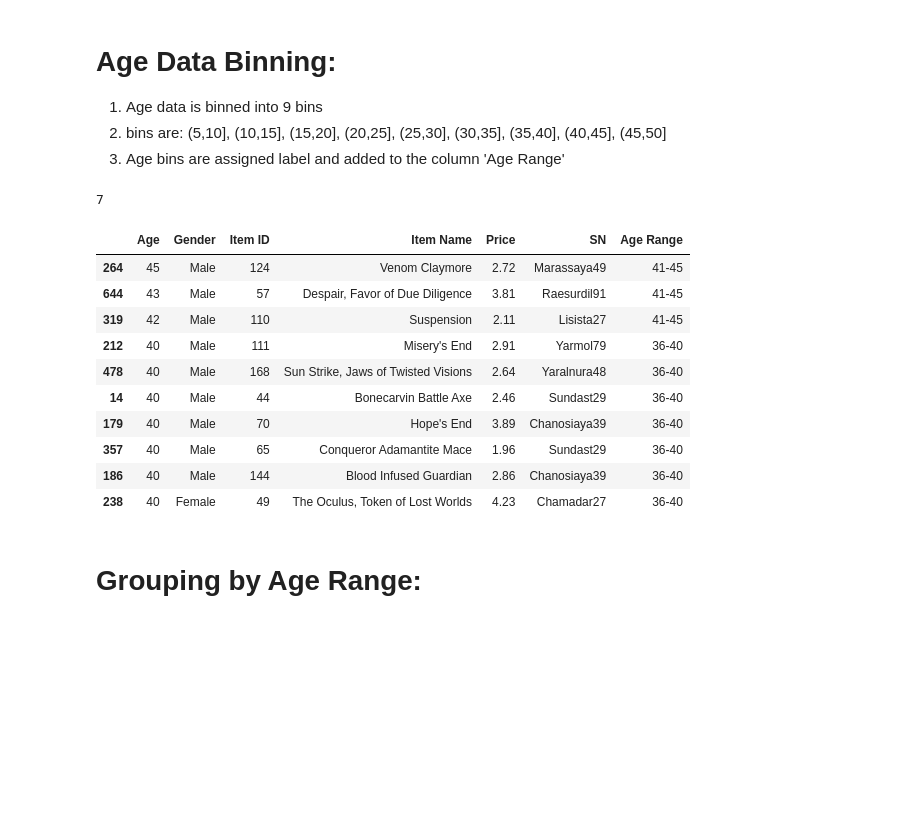
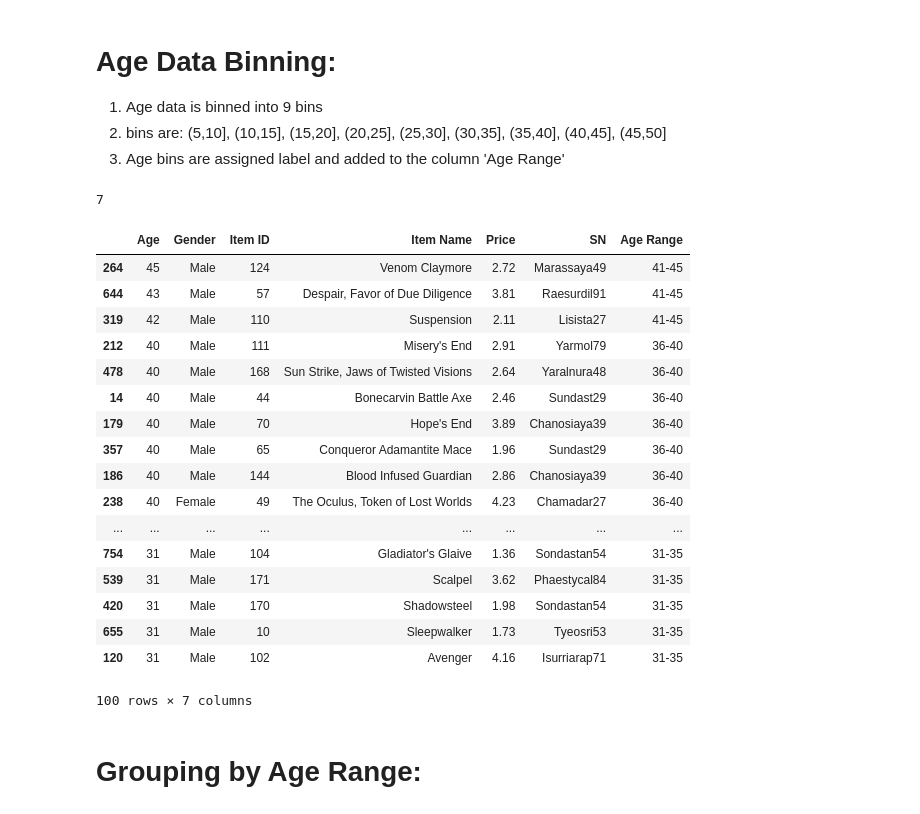
Before and after one commit to jgroth1/Pandas_data_Analysis, a Jupyter notebook: HeroesOfPymoli/Heroes_of_Pymoli_Analysis.ipynb, the cells around one changed output. Saved outputs shown, nothing was run; the diff lists cells and outputs as text; code cells hidden in the pictures; blank space fills up the shorter version.

```diff
--- a/HeroesOfPymoli/Heroes_of_Pymoli_Analysis.ipynb
+++ b/HeroesOfPymoli/Heroes_of_Pymoli_Analysis.ipynb
@@ -170,22 +170,29 @@ normalized_price_df
 # %%
 print(purchase_data_df['Age'].min())
 bin = np.arange(5,55,5)
 labels = ['5-10', '11-15', '16-20', '21-25', '26-30', '31-35', '36-40', '41-45','46-50']
 purchase_data_df['Age Range'] = pd.cut(purchase_data_df['Age'], bin, labels=labels)
-purchase_data_df.sort_values('Age', ascending=False).head(10)
+purchase_data_df.sort_values('Age', ascending=False).head(100)
 # %% [output]
 7
 |  | Age | Gender | Item ID | Item Name | Price | SN | Age Range |
 | 264 | 45 | Male | 124 | Venom Claymore | 2.72 | Marassaya49 | 41-45 |
 | 644 | 43 | Male | 57 | Despair, Favor of Due Diligence | 3.81 | Raesurdil91 | 41-45 |
 | 319 | 42 | Male | 110 | Suspension | 2.11 | Lisista27 | 41-45 |
 | 212 | 40 | Male | 111 | Misery's End | 2.91 | Yarmol79 | 36-40 |
 | 478 | 40 | Male | 168 | Sun Strike, Jaws of Twisted Visions | 2.64 | Yaralnura48 | 36-40 |
 | 14 | 40 | Male | 44 | Bonecarvin Battle Axe | 2.46 | Sundast29 | 36-40 |
 | 179 | 40 | Male | 70 | Hope's End | 3.89 | Chanosiaya39 | 36-40 |
 | 357 | 40 | Male | 65 | Conqueror Adamantite Mace | 1.96 | Sundast29 | 36-40 |
 | 186 | 40 | Male | 144 | Blood Infused Guardian | 2.86 | Chanosiaya39 | 36-40 |
 | 238 | 40 | Female | 49 | The Oculus, Token of Lost Worlds | 4.23 | Chamadar27 | 36-40 |
+| ... | ... | ... | ... | ... | ... | ... | ... |
+| 754 | 31 | Male | 104 | Gladiator's Glaive | 1.36 | Sondastan54 | 31-35 |
+| 539 | 31 | Male | 171 | Scalpel | 3.62 | Phaestycal84 | 31-35 |
+| 420 | 31 | Male | 170 | Shadowsteel | 1.98 | Sondastan54 | 31-35 |
+| 655 | 31 | Male | 10 | Sleepwalker | 1.73 | Tyeosri53 | 31-35 |
+| 120 | 31 | Male | 102 | Avenger | 4.16 | Isurriarap71 | 31-35 |
+100 rows × 7 columns
 # %% [markdown]
 # Grouping by Age Range:
 # %%
```
Also changed, not shown: parts of 3 cells of this notebook.
